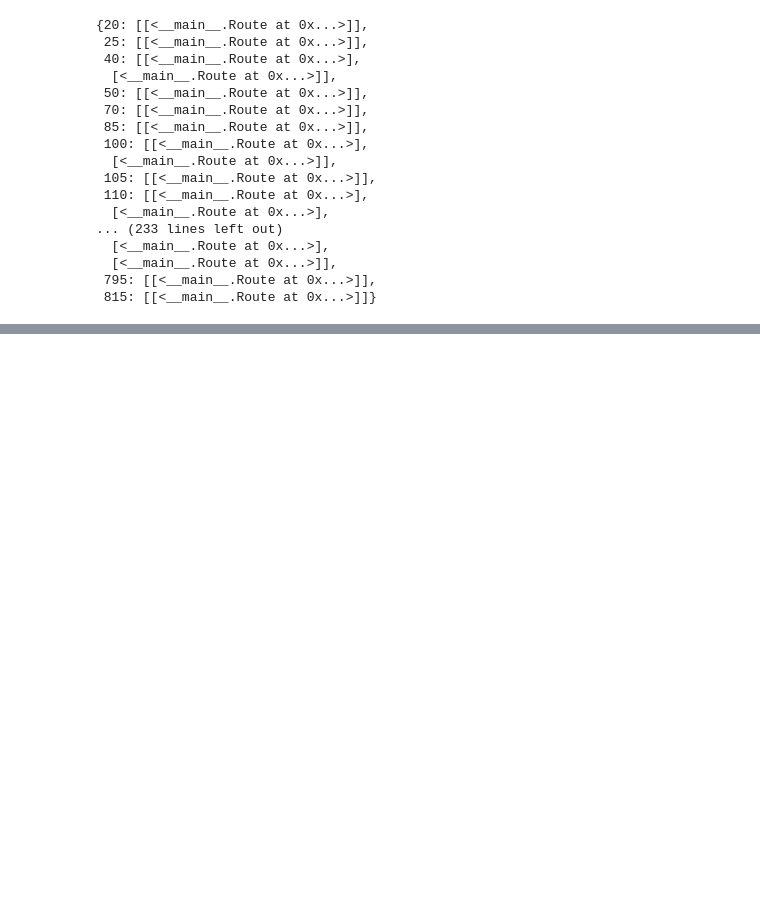
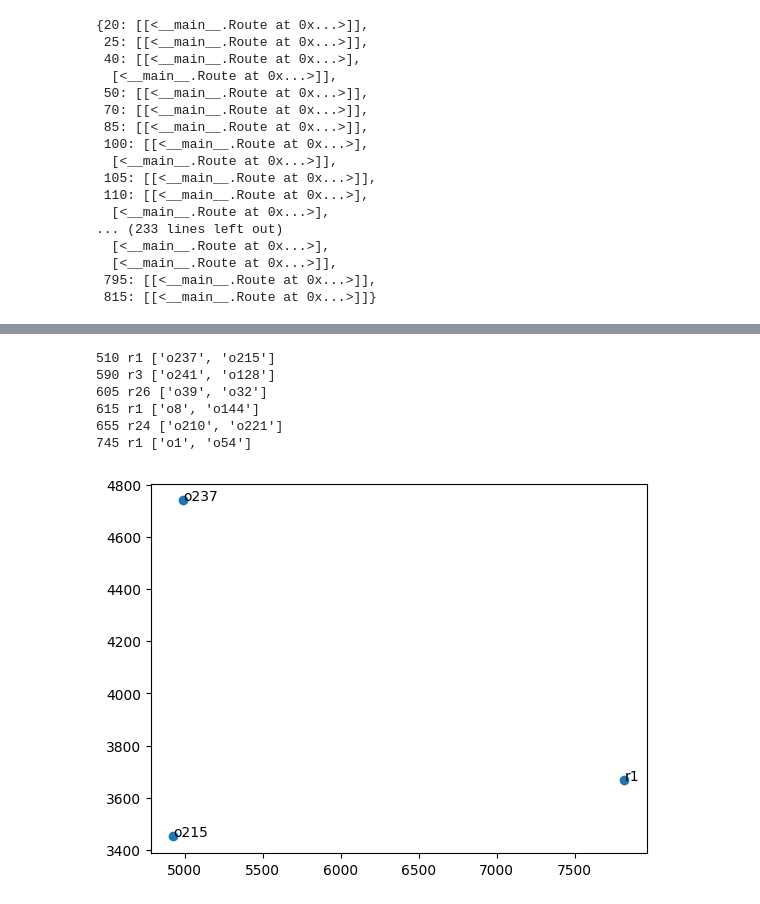
Before and after one commit to spencerkmarley/smu-cs606-meal-delivery-routing-problem, a Jupyter notebook: initialization-nb.ipynb, the cells around one changed output, grey strips where cells are left out. Cells and saved outputs as stored; diff of their text form; code cells hidden in the pictures; blank space fills up the shorter version.

```diff
--- a/initialization-nb.ipynb
+++ b/initialization-nb.ipynb
@@ -496,0 +575,26 @@ dr.initialization(t,ready_orders,idle_couriers,bundle_size)
+# %%
+# find route has two orders:
+for t in final_result:
+    for res in final_result[t]:
+        for ro in res:
+            if len(ro.bundle)>1:
+                print(t, ro.restaurant_id,[o.id for o in ro.bundle])
+# %% [output]
+510 r1 ['o237', 'o215']
+590 r3 ['o241', 'o128']
+605 r26 ['o39', 'o32']
+615 r1 ['o8', 'o144']
+655 r24 ['o210', 'o221']
+745 r1 ['o1', 'o54']
+# %%
+# Plot chart
+import matplotlib.pyplot as plt
+x = [locations.at['r1','x'],locations.at['o237','x'],locations.at['o215','x']]
+y = [locations.at['r1','y'],locations.at['o237','y'],locations.at['o215','y']]
+lable = ['r1','o237','o215']
+for i, txt in enumerate(lable):
+    plt.annotate(txt, (x[i], y[i]))
+plt.scatter(x, y)
+plt.show()
+# %% [output]
+[figure, added]
```
Also changed, not shown: parts of 9 cells of this notebook.
